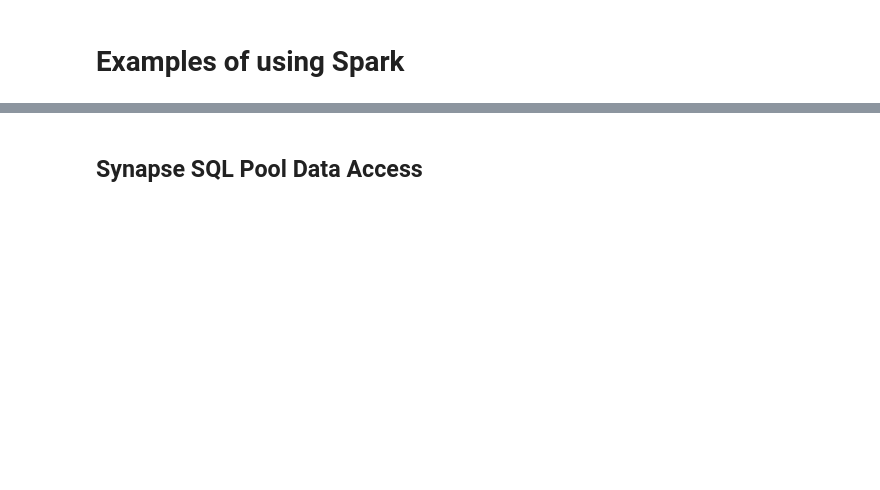
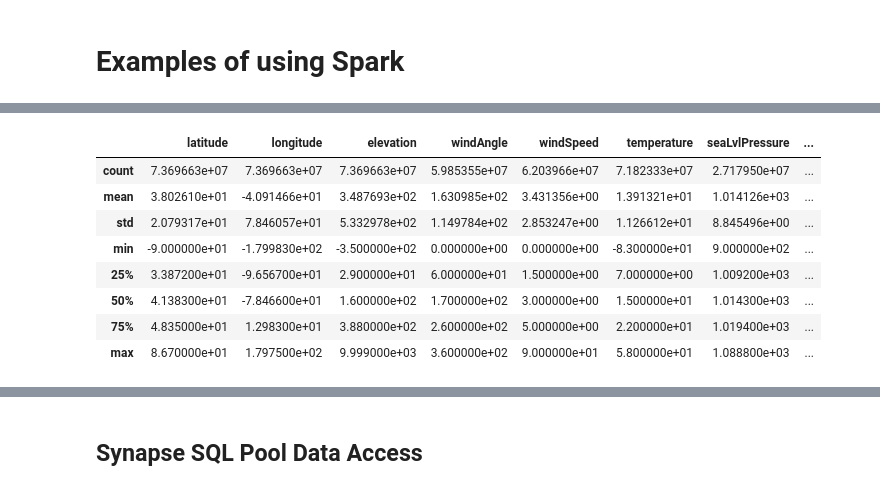
Before and after one commit to microsoft/ray-on-aml, a Jupyter notebook: examples/spark/spark_examples.ipynb, the cells around one changed output, grey strips where cells are left out. Drawn from its saved outputs; the diff is of its cells as text; code cells hidden in the pictures; blank space fills up the shorter version.

```diff
--- a/examples/spark/spark_examples.ipynb
+++ b/examples/spark/spark_examples.ipynb
@@ -25,0 +31,14 @@ spark = ray_on_aml.getSpark(executor_cores =3,num_executors =3 ,executor_memory=
+# %%
+test_delta = read_delta("abfss://mltraining@adlsdatalakegen6.dfs.core.windows.net/ISDWeatherDelta")
+# %%
+test_delta.describe()
+# %% [output]
+|  | latitude | longitude | elevation | windAngle | windSpeed | temperature | seaLvlPressure | ... |
+| count | 7.369663e+07 | 7.369663e+07 | 7.369663e+07 | 5.985355e+07 | 6.203966e+07 | 7.182333e+07 | 2.717950e+07 | ... |
+| mean | 3.802610e+01 | -4.091466e+01 | 3.487693e+02 | 1.630985e+02 | 3.431356e+00 | 1.391321e+01 | 1.014126e+03 | ... |
+| std | 2.079317e+01 | 7.846057e+01 | 5.332978e+02 | 1.149784e+02 | 2.853247e+00 | 1.126612e+01 | 8.845496e+00 | ... |
+| min | -9.000000e+01 | -1.799830e+02 | -3.500000e+02 | 0.000000e+00 | 0.000000e+00 | -8.300000e+01 | 9.000000e+02 | ... |
+| 25% | 3.387200e+01 | -9.656700e+01 | 2.900000e+01 | 6.000000e+01 | 1.500000e+00 | 7.000000e+00 | 1.009200e+03 | ... |
+| 50% | 4.138300e+01 | -7.846600e+01 | 1.600000e+02 | 1.700000e+02 | 3.000000e+00 | 1.500000e+01 | 1.014300e+03 | ... |
+| 75% | 4.835000e+01 | 1.298300e+01 | 3.880000e+02 | 2.600000e+02 | 5.000000e+00 | 2.200000e+01 | 1.019400e+03 | ... |
+| max | 8.670000e+01 | 1.797500e+02 | 9.999000e+03 | 3.600000e+02 | 9.000000e+01 | 5.800000e+01 | 1.088800e+03 | ... |
```
Also changed, not shown: parts of 11 cells of this notebook, 2 other files.
